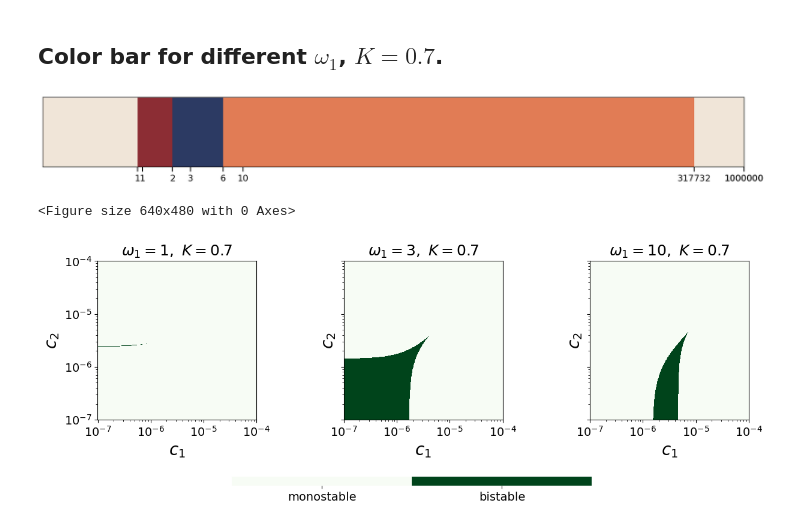
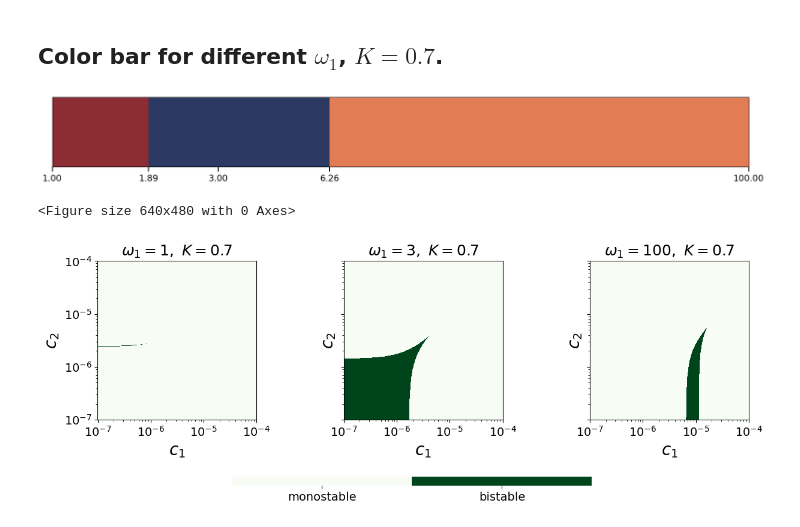
Before and after one commit to RPGroup-PBoC/2025_inducers, a Jupyter notebook: mutualrepression/Figure_17.ipynb, the cells around one changed output. Cells and saved outputs as stored; diff of their text form; code cells hidden in the pictures.

```diff
--- a/mutualrepression/Figure_17.ipynb
+++ b/mutualrepression/Figure_17.ipynb
@@ -262,7 +275,11 @@ omegaB_display_phase_space = [1, 3, 10, 100, np.max(omegaB_list)]
 t_trans += omegaB_display_phase_space
 # %%
+# Define a colormap for the values 0, 1, 2, 3 - different types of phase spaces
+colors_bistability_colorbar = ['#F0E5D8', '#E17C55', '#8C2D34', '#2C3A63']
+cmap = ListedColormap(colors_bistability_colorbar)
+
 t_omegaB_K1_2d = np.vstack([t_omegaB_K1, t_omegaB_K1])
-
+omegaB_list = np.linspace(1,100,500)
 X = omegaB_list
 Y = [0, 1]
 
@@ -273,7 +290,7 @@ ax.set_yticks([])
 ax.set_xscale('log')
 tick_positions = t_trans
 ax.xaxis.set_major_locator(ticker.FixedLocator(tick_positions))
-ax.xaxis.set_major_formatter(ticker.FormatStrFormatter('%.f'))
+ax.xaxis.set_major_formatter(ticker.FormatStrFormatter('%.2f'))
 ax.tick_params(
     axis='x',
     which='major',
@@ -322,8 +339,7 @@ cbar.outline.set_visible(False)
 ## Color bar for varying $\omega_2$, $\ K=0.7$.
 # %%
 omegaA = 7.5
-log10omegaB_min,log10omegaB_max = 0,7
-omegaB_list = np.logspace(log10omegaB_min,log10omegaB_max,500)
+omegaB_list = np.linspace(1,100,500)
 t_omegaB_K07 = type_of_phase_space_colorbar_omegaB(2, 0.7, omegaA, omegaB_list)
 # %%
 t_trans = []
@@ -399,8 +420,9 @@ cbar.outline.set_visible(False)
 # %% [markdown]
 ## Color bar for different $\omega_1$, $K=0.7$.
 # %%
-omegaA_list = np.logspace(-1,6,500)
-t_omegaA_K07 = type_of_phase_space_colorbar_omegaA(r, 0.7, omegaA_list, omegaB)
+r=2
+omegaA_list = np.linspace(1,100,500)
+t_omegaA_K07 = type_of_phase_space_colorbar_omegaA(r, 0.7, omegaA_list, 7.5)
 # %%
 t_trans = []
 
@@ -411,46 +433,48 @@ for i in range(len(t_omegaA_K07)-1):
         t_trans += [w]
 
 # Add custom display values
-omegaA_display_phase_space = [np.max(omegaA_list), 1, 3, 10, np.max(omegaA_list)]
+omegaA_display_phase_space = [np.max(omegaA_list), 1, 3]
 t_trans += omegaA_display_phase_space
 # %%
 t_omegaA_K07_2d = np.vstack([t_omegaA_K07, t_omegaA_K07])
+
+# Define a colormap for the values 0, 1, 2, 3 - different types of phase spaces
+colors_bistability_colorbar = [ '#E17C55', '#8C2D34', '#2C3A63']
+cmap = ListedColormap(colors_bistability_colorbar)
 
 X = omegaA_list
 Y = [0, 1]
 
 fig, ax = plt.subplots(figsize=(20, 2))
 pcm = ax.pcolormesh(X, Y, t_omegaA_K07_2d, shading='auto', cmap=cmap)
 
 ax.set_yticks([])
 ax.set_xscale('log')
 tick_positions = t_trans
 ax.xaxis.set_major_locator(ticker.FixedLocator(tick_positions))
-ax.xaxis.set_major_formatter(ticker.FormatStrFormatter('%.f'))
+ax.xaxis.set_major_formatter(ticker.FormatStrFormatter('%.2f'))
 ax.tick_params(
     axis='x',
     which='major',
     direction='out',
     length=8,
     width=1.5,
     labelsize=14
 )
 ax.tick_params(axis='x', which='minor', bottom=False, top=False)
 ax.set_xlim((np.min(X),np.max(X)))
 plt.show()
 plt.tight_layout()
 # %% [output]
-[figure, old version]
+[figure, new version]
 <Figure size 640x480 with 0 Axes>
 # %%
-K=0.7
-omegaB = 7.5
-omega_values = [1,3,10]
+r=2
+omega_values = [1,3,100]
 fig, axes = plt.subplots(1, 3, figsize=(15, 5), sharex=True, sharey=True)
 
 for i, omegaval in enumerate(omega_values):
-    phase_space_bistability, type_of_phase_space = bistable_or_not_phase_space(r, K, omegaval, omegaB, c_val=c_values)
-
+    phase_space_bistability = bistable_or_not_array(r, 0.7, omegaval, omegaB, p_val_1 = p_values, p_val_2 = p_values)
     ax = axes[i]
     pcm = ax.pcolormesh(Ka*c_values, Ka*c_values, np.transpose(phase_space_bistability), cmap=binary_cmap, shading='auto', rasterized=True)
 
@@ -471,4 +495,4 @@ cbar = fig.colorbar(pcm, cax=cbar_ax, orientation='horizontal', ticks=[0.25, 0.7
 cbar.ax.set_xticklabels(['monostable', 'bistable'], fontsize=14)
 cbar.outline.set_visible(False)
 # %% [output]
-[figure, old version]
+[figure, new version]
```
Also changed, not shown: parts of 6 cells of this notebook.
